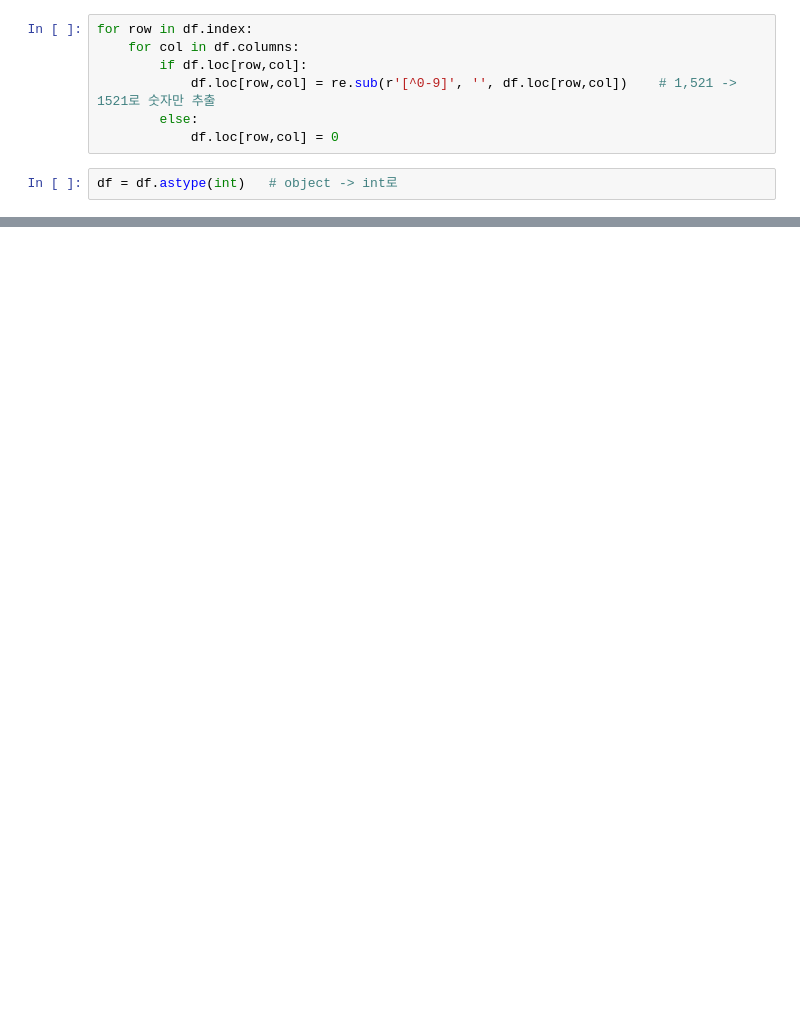
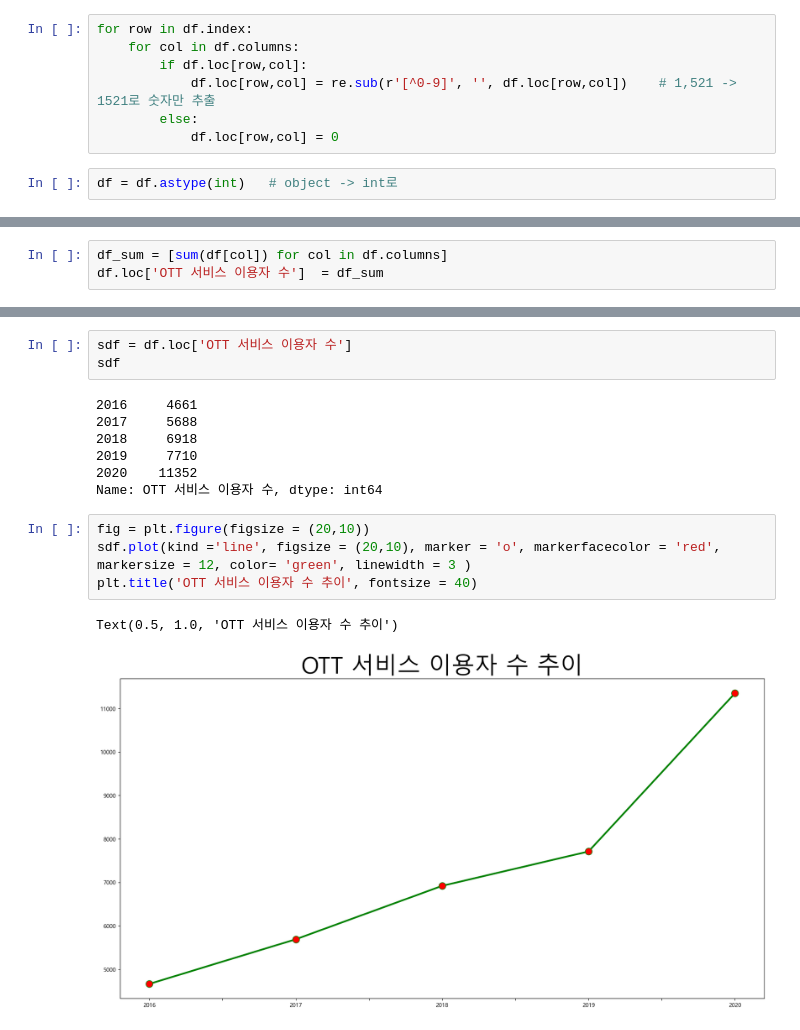
Before and after one commit to addeat/Semi_Project, a Jupyter notebook: graph.project.ipynb, the cells around one changed output, grey strips where cells are left out. Saved outputs shown, nothing was run; the diff lists cells and outputs as text; blank space fills up the shorter version.

Commit message:
graph

```diff
--- a/graph.project.ipynb
+++ b/graph.project.ipynb
@@ -93,0 +132,3 @@ df_ns.index = ['']
+# %%
+df_sum = [sum(df[col]) for col in df.columns]
+df.loc['OTT 서비스 이용자 수']  = df_sum
@@ -93,0 +155,17 @@ df_ns.index = ['']
+# %%
+sdf = df.loc['OTT 서비스 이용자 수']
+sdf
+# %% [output]
+2016     4661
+2017     5688
+2018     6918
+2019     7710
+2020    11352
+Name: OTT 서비스 이용자 수, dtype: int64
+# %%
+fig = plt.figure(figsize = (20,10))
+sdf.plot(kind ='line', figsize = (20,10), marker = 'o', markerfacecolor = 'red', markersize = 12, color= 'green', linewidth = 3 )
+plt.title('OTT 서비스 이용자 수 추이', fontsize = 40)
+# %% [output]
+Text(0.5, 1.0, 'OTT 서비스 이용자 수 추이')
+[figure, added]
```
Also changed, not shown: parts of 8 cells of this notebook.
